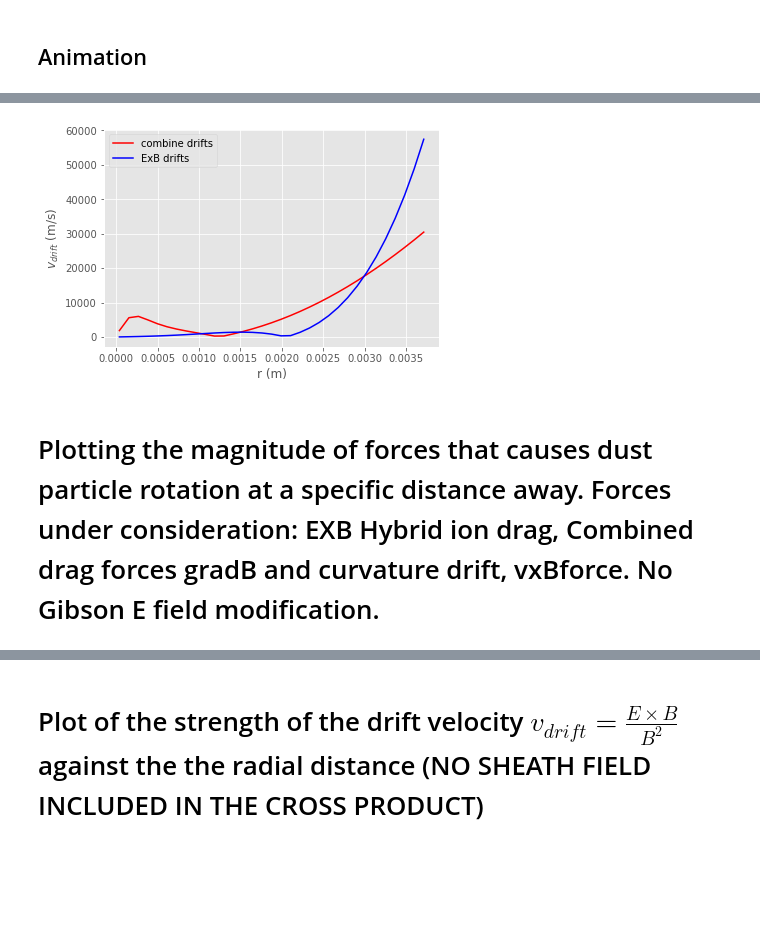
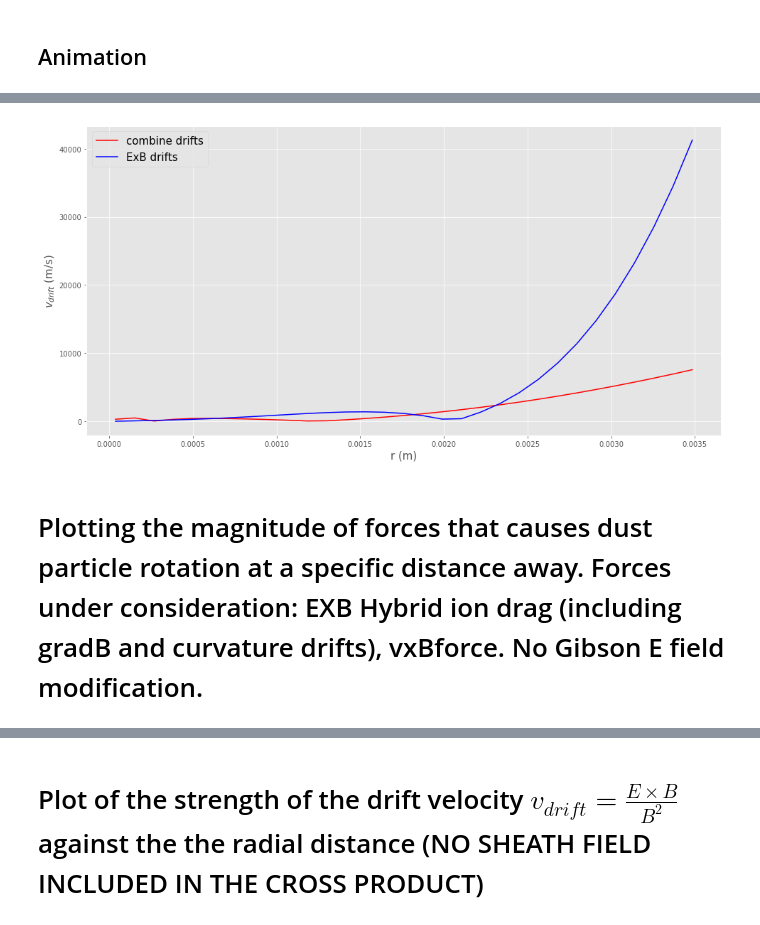
Before and after one commit to yue-wang-sabrina/dusty-plasmas, a Jupyter notebook: msci/jupyter/dust_analysis.ipynb, the cells around one changed output, grey strips where cells are left out. Cells and saved outputs as stored; diff of their text form; code cells hidden in the pictures; blank space fills up the shorter version.

```diff
--- a/msci/jupyter/dust_analysis.ipynb
+++ b/msci/jupyter/dust_analysis.ipynb
@@ -69,29 +66,29 @@ from msci.utils.utils import generate_particle_equilibrium_positions, prepare_mo
 from msci.analysis.analysis_dust import BEffectsAnalysis
 import msci.analysis.constants as const
 # %%
-positions = numpy.arange(const.lambdaD, 100*const.lambdaD, 3*const.lambdaD)
+positions = numpy.arange(const.lambdaD, 0.0035, 3*const.lambdaD)
 magcombinevel = []
 magexbvel =[]
 def norm(x):
     return numpy.sqrt(x[0]**2+x[1]**2+x[2]**2)
 
 for i in positions:
-    g0 = Dust(const.md, const.radd, const.lambdaD, const.phia, const.Zd * const.e, [0, 0, 0], [0, 0, 0],[0, 0, 0])
+    g0 = Dust(const, const.md, const.radd, const.lambdaD, const.phia, const.Zd * const.e, [0, 0, 0], [0, 0, 0],[0, 0, 0])
     g0.Bswitch = True
     g0.pos = [i,0,0.0003825734]
     magcombinevel.append(norm(g0.combinedrift(B=g0.dipoleB(r=const.dipolepos))))
     magexbvel.append(norm(g0.EXBDRIFT(B=g0.dipoleB(r=const.dipolepos))))
-
-plt.plot(positions,magcombinevel,'r-',label='combine drifts')
-plt.plot(positions,magexbvel,'b-', label='ExB drifts')
-plt.xlabel("r (m)")
-plt.ylabel(r'$v_{drift}$ (m/s)')
-plt.legend()
-plt.show()
-# %% [output]
-[figure, removed]
+# %%
+fig, ax = plt.subplots(nrows=1, ncols=1, figsize=(16, 8))
+ax.plot(positions,magcombinevel,'r-',label='combine drifts')
+ax.plot(positions,magexbvel,'b-', label='ExB drifts')
+ax.set_xlabel("r (m)",fontsize=15)
+ax.set_ylabel(r'$v_{drift}$ (m/s)',fontsize=15)
+ax.legend(fontsize=15);
+# %% [output]
+[figure, added]
 # %% [markdown]
-# Plotting the magnitude of forces that causes dust particle rotation at a specific distance away. Forces under consideration: EXB Hybrid ion drag, Combined drag forces gradB and curvature drift, vxBforce. No Gibson E field modification.
+# Plotting the magnitude of forces that causes dust particle rotation at a specific distance away. Forces under consideration: EXB Hybrid ion drag (including gradB and curvature drifts), vxBforce. No Gibson E field modification.
 # %%
 def norm(x):
     return numpy.sqrt(x[0]**2+x[1]**2+x[2]**2)
```
Also changed, not shown: parts of 20 cells of this notebook, 3 other files.
